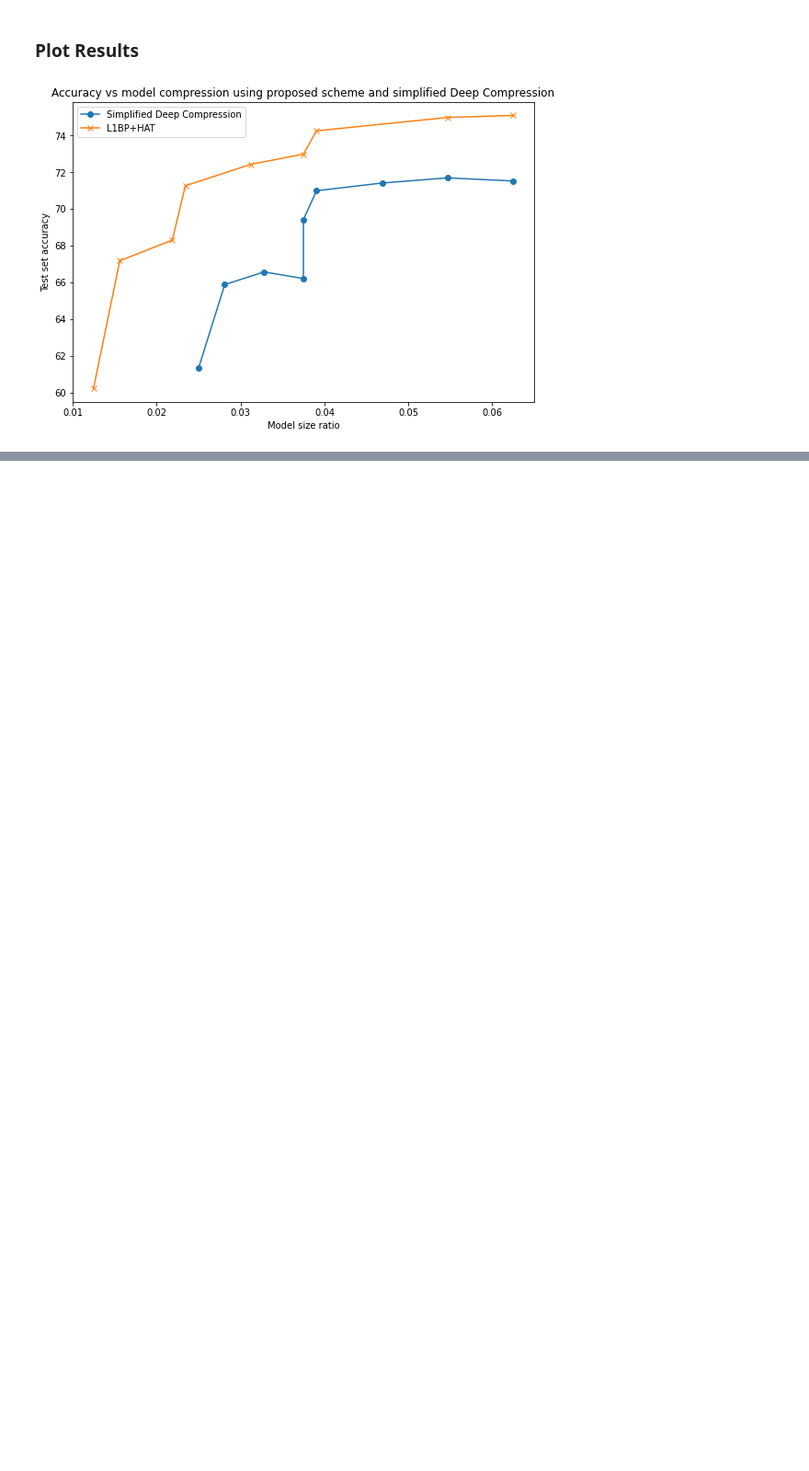
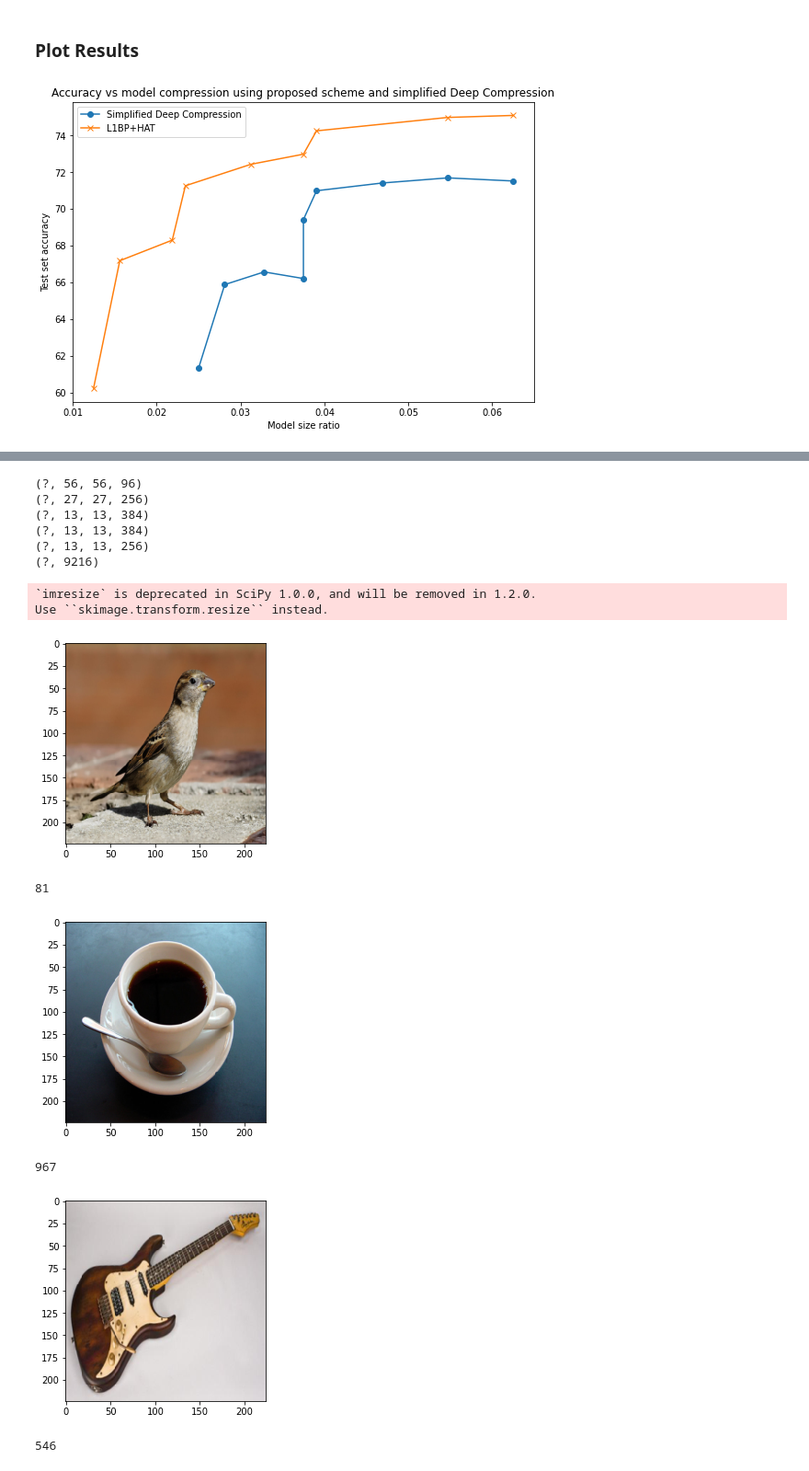
Before and after one commit to ashutosh96/LearnCompressibleDNN, a Jupyter notebook: Alex_combined_new4.ipynb, the cells around one changed output, grey strips where cells are left out. Shown: that part at 92% size. Drawn from its saved outputs; the diff is of its cells as text; code cells hidden in the pictures; blank space fills up the shorter version.

````diff
--- a/Alex_combined_new4.ipynb
+++ b/Alex_combined_new4.ipynb
@@ -2132,0 +2564,65 @@ fig.savefig('overall_comparison.pdf')
+# %%
+# test the AlexNet model on the given images
+import PIL
+from imageio import imread
+from scipy.misc import imre```size, imshow
+import os
+
+#get list of all images
+current_dir = os.getcwd()
+image_path = os.path.join(current_dir, 'drive/My Drive/Colab Notebooks/test_images')
+img_files = [os.path.join(image_path, f) for f in os.listdir(image_path) if f.endswith('.jpg')]
+
+
+#load all images
+imgs = []
+for f in img_files:
+    imgs.append(imread(f))
+
+reset_graph()
+
+# init_l = tf.local_variables_initializer()
+with tf.Session() as sess:
+    X = tf.placeholder(shape=[None, 224, 224, 3], dtype=tf.float32, name='X')
+    alex = AlexNet(X)
+    init = tf.global_variables_initializer()
+    sess.run(init)
+#     sess.run(init_l)
+    load_initial_weights(sess)
+
+
+    # loop over all images
+    for i, image in enumerate(imgs):
+        # convert image to float32 and resize to (227x227)
+        img = imresize(image, (224, 224, 3)).astype(np.float32)
+
+        import matplotlib.pyplot as plt
+        plt.imshow(np.uint8(img))
+        plt.show()
+        # subtract the ImageNet mean
+        # Mean subtraction per channel was used to center the data around zero mean for each channel (R, G, B).
+        # This typically helps the network to learn faster since gradients act uniformly for each channel.
+        imagenet_mean = np.array([104., 117., 124.], dtype=np.float32)
+        img -= imagenet_mean
+
+        # reshape as needed to feed into model
+        img = img.reshape((1, 224, 224, 3))
+
+        output = sess.run(alex, feed_dict={X: img})
+
+        print(np.argmax(output))
+# %% [output]
+(?, 56, 56, 96)
+(?, 27, 27, 256)
+(?, 13, 13, 384)
+(?, 13, 13, 384)
+(?, 13, 13, 256)
+(?, 9216)
+`imresize` is deprecated in SciPy 1.0.0, and will be removed in 1.2.0.
+Use ``skimage.transform.resize`` instead.
+[figure, added]
+81
+[figure, added]
+967
+[figure, added]
+546
````
Also changed, not shown: parts of 17 cells of this notebook.
